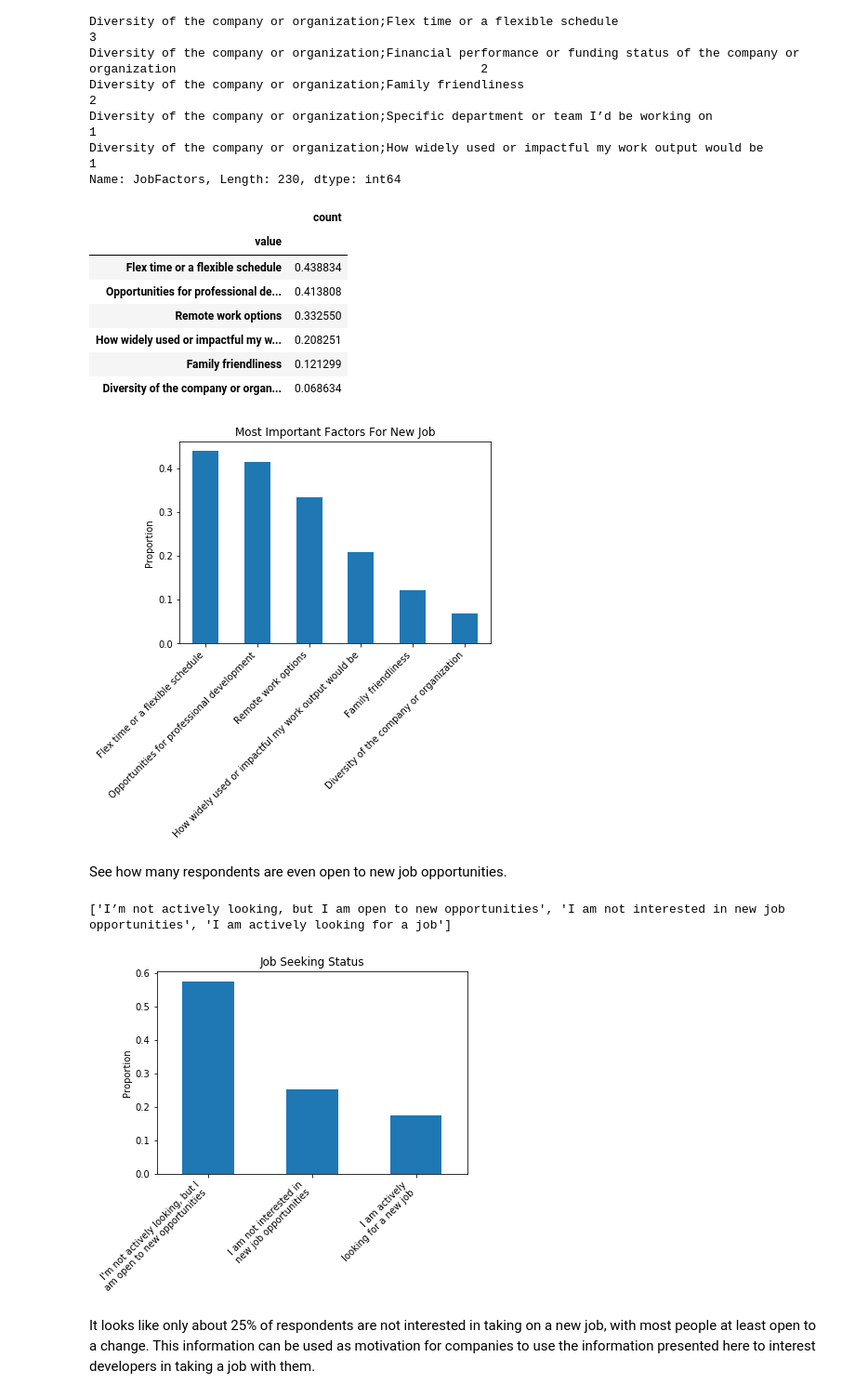
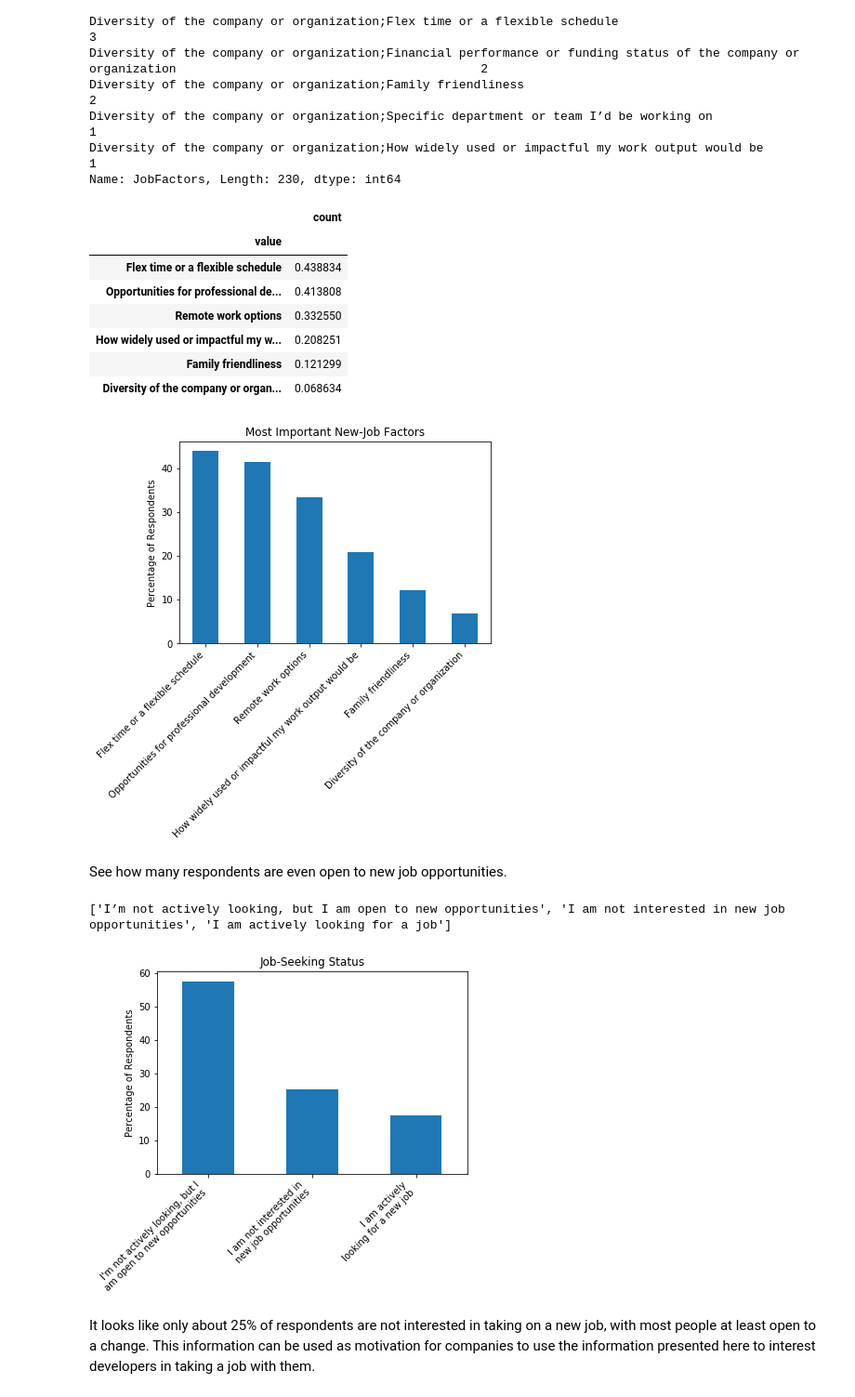
Before and after one commit to dagmaraw/stackoverflow, a Jupyter notebook: Stack_Overflow_Survey.ipynb, the cells around one changed output. Shown at 93% size. Cells and saved outputs as stored; diff of their text form; code cells hidden in the pictures.

```diff
--- a/Stack_Overflow_Survey.ipynb
+++ b/Stack_Overflow_Survey.ipynb
@@ -220,10 +220,10 @@ possible_vals_JobFactors = ["Remote work options", "Office environment of compan
 
 df_clean_JobFactors = df.dropna(subset=['JobFactors'],axis=0)
 # factors_df,ax = clean_and_plot(df, possible_vals_JobFactors, 'JobFactors', 'Most Important Factors For New Job')
-factors_df,ax = clean_and_plot(df_clean_JobFactors, possible_vals_JobFactors, 'JobFactors', 'Most Important Factors For New Job')
+factors_df,ax = clean_and_plot(df_clean_JobFactors, possible_vals_JobFactors, 'JobFactors', 'Most Important New-Job Factors')
 ax.set_xticklabels(list(factors_df.index),rotation=45, ha='right');
 ax.set_xlabel('')
-ax.set_ylabel('Proportion')
+ax.set_ylabel('Percentage of Respondents')
 factors_df
 # %% [output]
 |  | count |
@@ -234,24 +234,24 @@ factors_df
 | How widely used or impactful my w... | 0.208251 |
 | Family friendliness | 0.121299 |
 | Diversity of the company or organ... | 0.068634 |
-[figure, old version]
+[figure, new version]
 # %% [markdown]
 See how many respondents are even open to new job opportunities.
 # %%
 count_vals = df.JobSeek.value_counts() #Provide a pandas series of the counts for each job seek status
 print(list(count_vals.index))
 
 # ax = (count_vals[:10]/df.shape[0]).plot(kind="bar");
-ax = (count_vals[:10]/df.dropna(subset=['JobSeek'],axis=0).shape[0]).plot(kind="bar");
-plt.title("Job Seeking Status");
+ax = (count_vals[:10]/df.dropna(subset=['JobSeek'],axis=0).shape[0]*100).plot(kind="bar");
+plt.title("Job-Seeking Status");
 # ax.set_xticklabels(list(count_vals.index),rotation=45, ha='right');
 xlabs = ['I\'m not actively looking, but I\nam open to new opportunities','I am not interested in\nnew job opportunities','I am actively\nlooking for a new job']
 ax.set_xticklabels(xlabs,rotation=45, ha='right');
 ax.set_xlabel('');
-ax.set_ylabel('Proportion');
+ax.set_ylabel('Percentage of Respondents');
 # %% [output]
 ['I’m not actively looking, but I am open to new opportunities', 'I am not interested in new job opportunities', 'I am actively looking for a job']
-[figure, old version]
+[figure, new version]
 # %% [markdown]
 It looks like only about 25% of respondents are not interested in taking on a new job, with most people at least open to a change. This information can be used as motivation for companies to use the information presented here to interest developers in taking a job with them.
 # %% [markdown]
```
Also changed, not shown: parts of 9 cells of this notebook.
